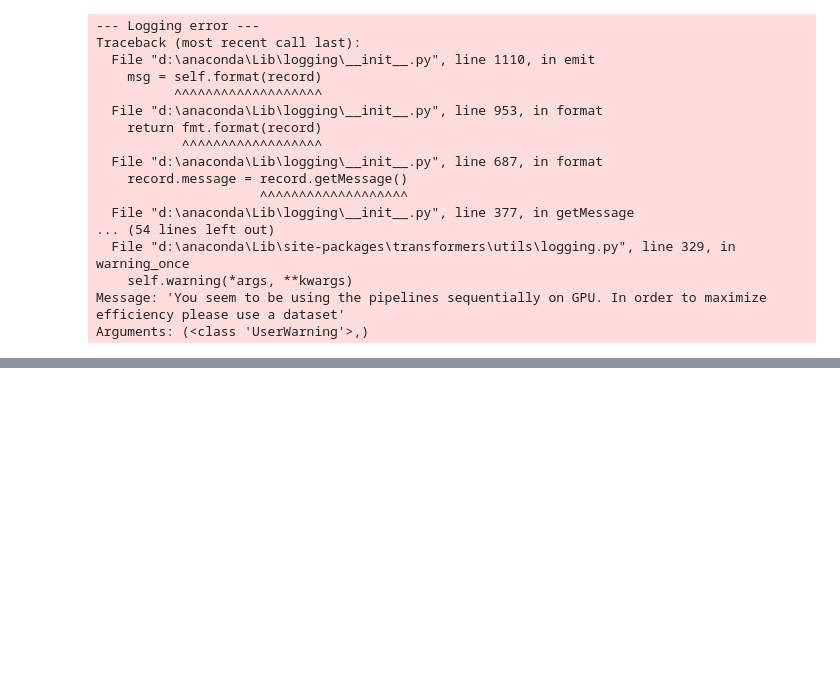
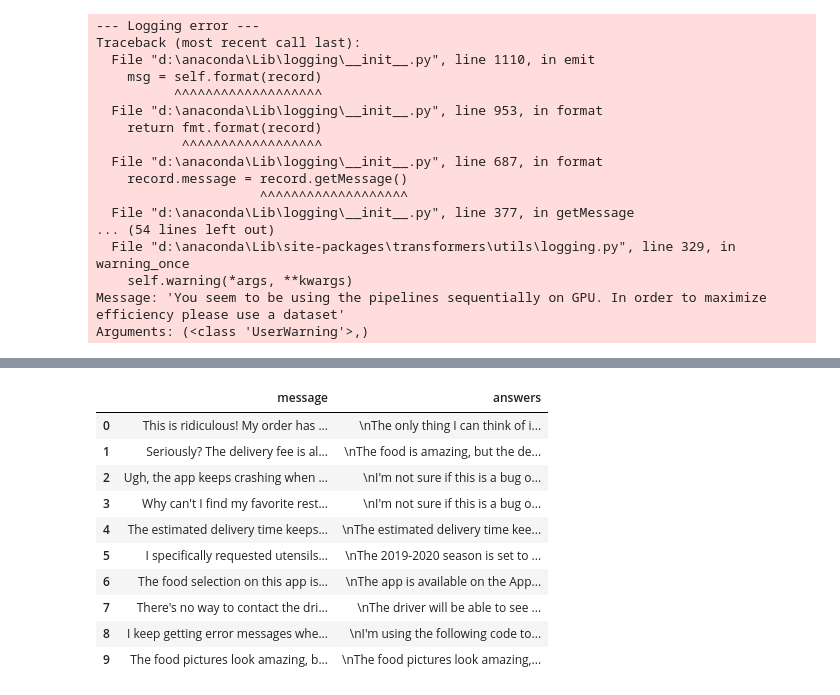
Before and after one commit to JRTitor/------, a Jupyter notebook: llm_launcher.ipynb, the cells around one changed output, grey strips where cells are left out. Cells and saved outputs as stored; diff of their text form; code cells hidden in the pictures; blank space fills up the shorter version.

```diff
--- a/llm_launcher.ipynb
+++ b/llm_launcher.ipynb
@@ -135,0 +156,2 @@ Arguments: (<class 'UserWarning'>,)
+# %%
+result_df = pd.DataFrame({'answers':replies})
@@ -135,0 +162,16 @@ Arguments: (<class 'UserWarning'>,)
+# %%
+res = pd.concat([df, result_df], axis=1)
+# %%
+res.head(10)
+# %% [output]
+|  | message | answers |
+| 0 | This is ridiculous! My order has ... | \nThe only thing I can think of i... |
+| 1 | Seriously? The delivery fee is al... | \nThe food is amazing, but the de... |
+| 2 | Ugh, the app keeps crashing when ... | \nI'm not sure if this is a bug o... |
+| 3 | Why can't I find my favorite rest... | \nI'm not sure if this is a bug o... |
+| 4 | The estimated delivery time keeps... | \nThe estimated delivery time kee... |
+| 5 | I specifically requested utensils... | \nThe 2019-2020 season is set to ... |
+| 6 | The food selection on this app is... | \nThe app is available on the App... |
+| 7 | There's no way to contact the dri... | \nThe driver will be able to see ... |
+| 8 | I keep getting error messages whe... | \nI'm using the following code to... |
+| 9 | The food pictures look amazing, b... | \nThe food pictures look amazing,... |
```
Also changed, not shown: parts of 4 cells of this notebook.
